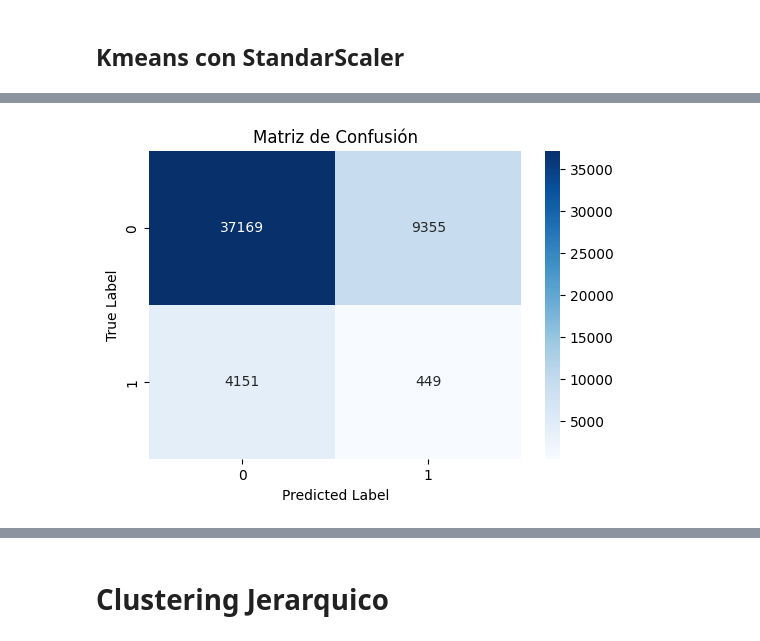
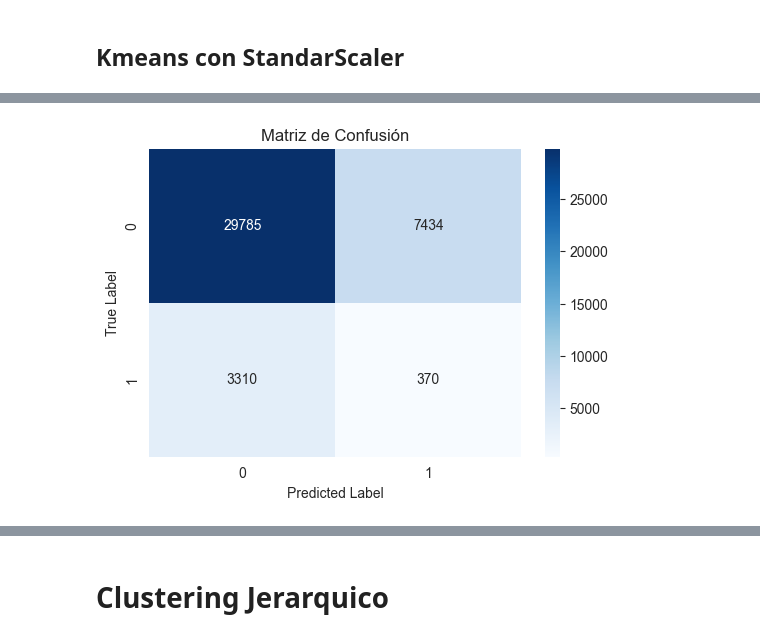
Before and after one commit to GodDoesNotPlayDice/ET-ML, a Jupyter notebook: ET1.ipynb, the cells around one changed output, grey strips where cells are left out. Saved outputs shown, nothing was run; the diff lists cells and outputs as text; code cells hidden in the pictures.

```diff
--- a/ET1.ipynb
+++ b/ET1.ipynb
@@ -1788,2 +1869,9 @@ plt.show()
 # %% [markdown]
 ## Kmeans con StandarScaler
+# %%
+y_true_standard = dfNoEscalado["target"]
+
+X_trainKMEST, X_testKMEST, y_trainKMEST, y_testKMEST = train_test_split(
+    dfStandard, y_true_standard, test_size=0.2, random_state=777, stratify=y_true_standard
+)
+print('Data set dividido')
@@ -1790,15 +1880,15 @@ plt.show()
 # %%
 kmeans_standard = KMeans(n_clusters=2, random_state=777)
-kmeans_standard.fit(dfStandard)
+kmeans_standard.fit(X_trainKMEST)
 
 # Obtener las etiquetas predichas por K-means
 y_pred_standard = kmeans_standard.labels_
 
-if np.mean(y_true == y_pred_standard) < 0.5:
+if np.mean(y_trainKMEST == y_pred_standard) < 0.5:
     y_pred_standard = 1 - y_pred_standard
 
-roc_auc_standard = roc_auc_score(y_true, y_pred_standard)
-classification_report_result_standard = classification_report(y_true, y_pred_standard)
+roc_auc_standard = roc_auc_score(y_trainKMEST, y_pred_standard)
+classification_report_result_standard = classification_report(y_trainKMEST, y_pred_standard)
 
 # Imprimir el reporte
 print("Reporte de Clasificación:")
@@ -1819,12 +1914,12 @@ ROC AUC: 0.45
 # %%
-conf_matrix_standard = confusion_matrix(y_true, y_pred_standard)
+conf_matrix_standard = confusion_matrix(y_trainKMEST, y_pred_standard)
 
 # Visualizar la matriz de confusión
 plt.figure(figsize=(6, 4))
 sns.heatmap(conf_matrix_standard, annot=True, fmt='d', cmap='Blues', xticklabels=[0, 1], yticklabels=[0, 1])
 plt.xlabel('Predicted Label')
 plt.ylabel('True Label')
 plt.title('Matriz de Confusión')
 plt.show()
 # %% [output]
-[figure, old version]
+[figure, new version]
```
Also changed, not shown: parts of 135 cells of this notebook.
